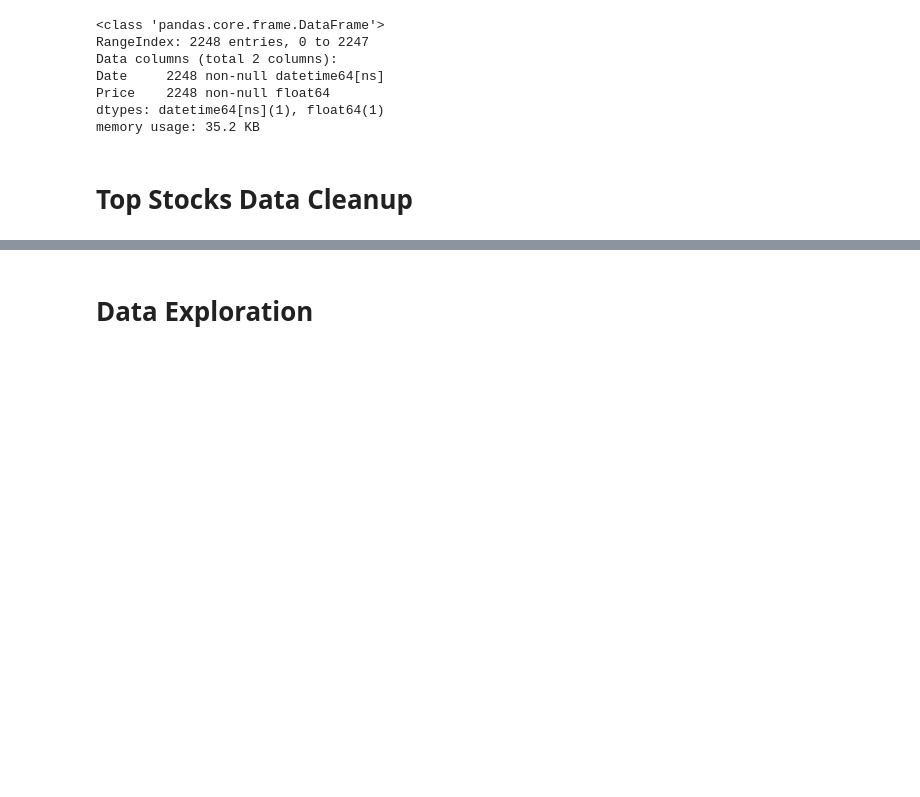
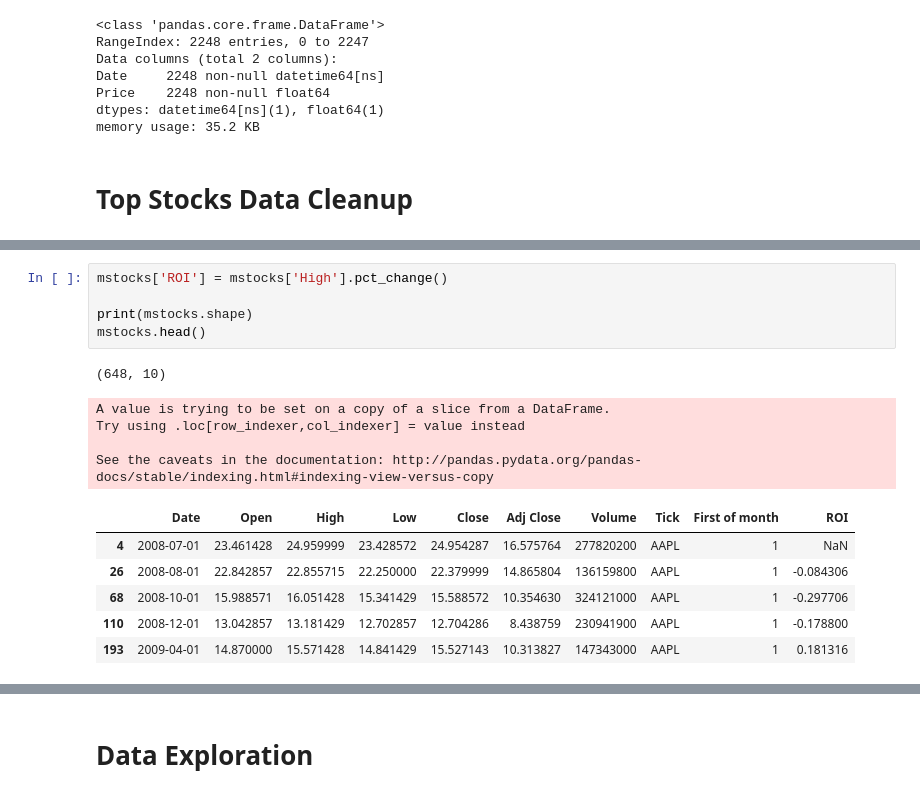
Before and after one commit to LambdaSchool-Sprints/DS-Unit-1-Sprint-5-Data-Storytelling-Blog-Post, a Jupyter notebook: BitcoinStorytellingProject.ipynb, the cells around one changed output, grey strips where cells are left out. Cells and saved outputs as stored; diff of their text form; blank space fills up the shorter version.

```diff
--- a/BitcoinStorytellingProject.ipynb
+++ b/BitcoinStorytellingProject.ipynb
@@ -429,0 +606,17 @@ memory usage: 35.2 KB
+# %%
+mstocks['ROI'] = mstocks['High'].pct_change()
+
+print(mstocks.shape)
+mstocks.head()
+# %% [output]
+(648, 10)
+A value is trying to be set on a copy of a slice from a DataFrame.
+Try using .loc[row_indexer,col_indexer] = value instead
+
+See the caveats in the documentation: http://pandas.pydata.org/pandas-docs/stable/indexing.html#indexing-view-versus-copy
+|  | Date | Open | High | Low | Close | Adj Close | Volume | Tick | First of month | ROI |
+| 4 | 2008-07-01 | 23.461428 | 24.959999 | 23.428572 | 24.954287 | 16.575764 | 277820200 | AAPL | 1 | NaN |
+| 26 | 2008-08-01 | 22.842857 | 22.855715 | 22.250000 | 22.379999 | 14.865804 | 136159800 | AAPL | 1 | -0.084306 |
+| 68 | 2008-10-01 | 15.988571 | 16.051428 | 15.341429 | 15.588572 | 10.354630 | 324121000 | AAPL | 1 | -0.297706 |
+| 110 | 2008-12-01 | 13.042857 | 13.181429 | 12.702857 | 12.704286 | 8.438759 | 230941900 | AAPL | 1 | -0.178800 |
+| 193 | 2009-04-01 | 14.870000 | 15.571428 | 14.841429 | 15.527143 | 10.313827 | 147343000 | AAPL | 1 | 0.181316 |
```
Also changed, not shown: parts of 26 cells of this notebook.
